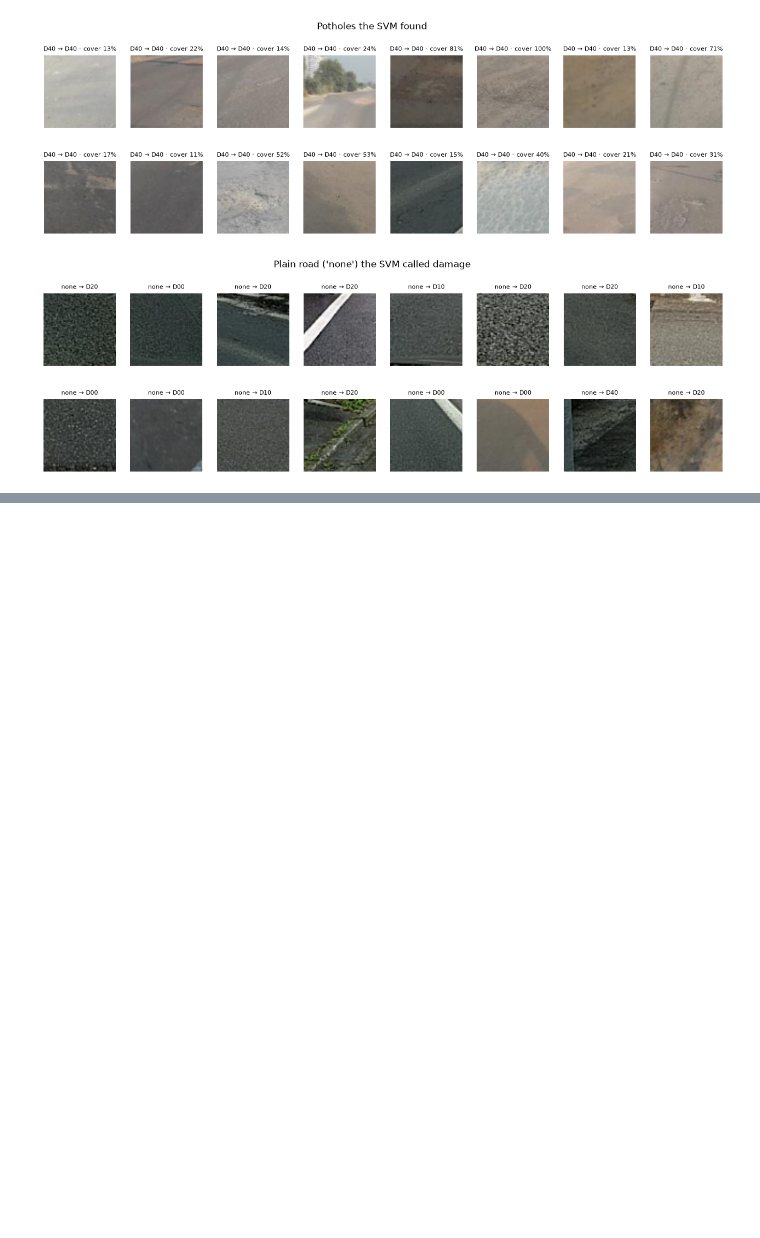
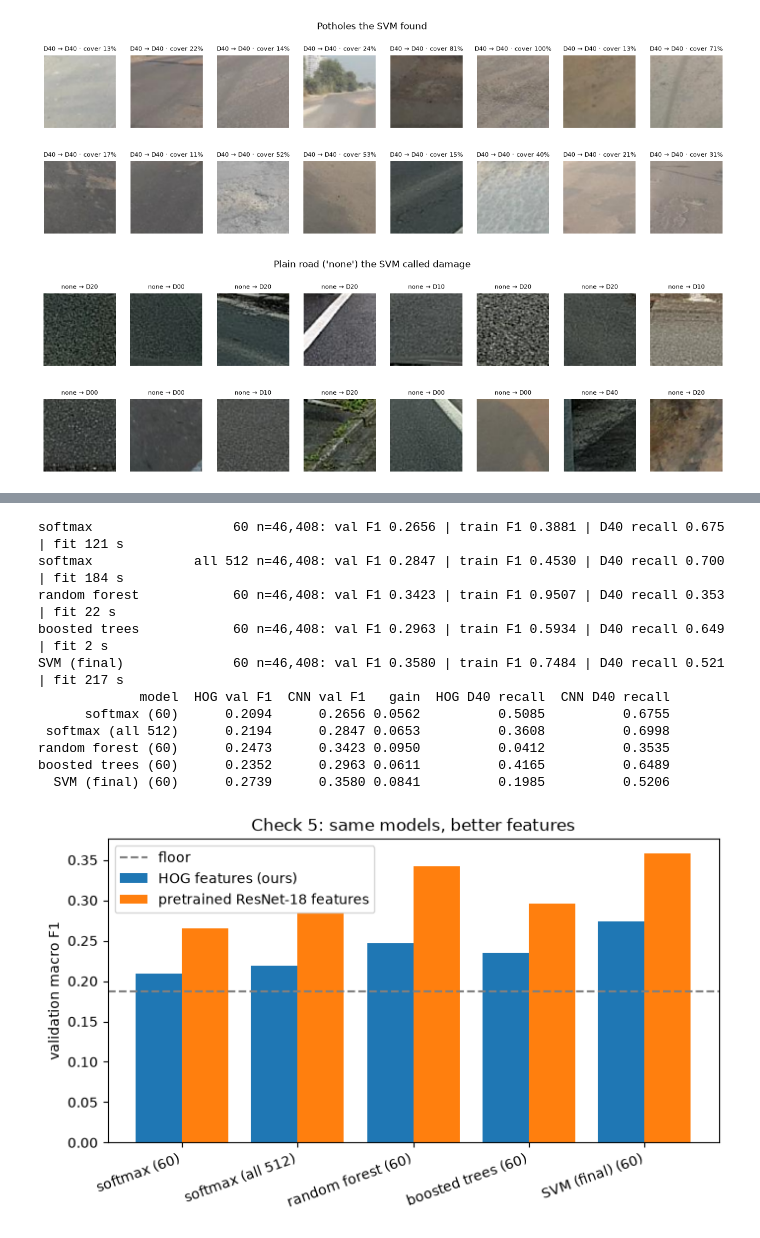
Before and after one commit to RaksaOC/road-damage-classifier, a Jupyter notebook: backend/ml/notebooks/12_feature_check.ipynb, the cells around one changed output, grey strips where cells are left out. Saved outputs shown, nothing was run; the diff lists cells and outputs as text; code cells hidden in the pictures; blank space fills up the shorter version.

```diff
--- a/backend/ml/notebooks/12_feature_check.ipynb
+++ b/backend/ml/notebooks/12_feature_check.ipynb
@@ -271,3 +332,61 @@ show(none, "Plain road ('none') the SVM called damage", "check4_none_as_damage.p
+# %%
+from sklearn.svm import SVC
+
+rows = pd.read_csv(OUT / "feature_check_log.csv").to_dict("records")    # keep checks 1-3 in the log
+X_tr, X_va = F_tr, F_va                     # score() now trains and predicts on the CNN features
+
+score("5. CNN features", "softmax", "60", make_pipeline(softmax()))
+score("5. CNN features", "softmax", "all 512", make_pipeline(softmax(), n_components=None))
+score("5. CNN features", "random forest", "60", make_pipeline(forest()))
+score("5. CNN features", "boosted trees", "60", make_pipeline(
+    HistGradientBoostingClassifier(class_weight="balanced", random_state=SEED)))
+counts = np.bincount(y_tr, minlength=len(LABELS))
+w05 = {c: float((len(y_tr) / (len(LABELS) * counts[c])) ** 0.5) for c in LABELS}
+score("5. CNN features", "SVM (final)", "60", make_pipeline(
+    SVC(kernel="rbf", C=10, gamma="scale", class_weight=w05, cache_size=2000)))
+
+log = pd.DataFrame(rows)
+hog = {("softmax", "60"): log.query("check == '1. PCA sweep' and model == 'softmax' and setting == '60'"),
+       ("softmax", "all 512"): log.query("check == '1. PCA sweep' and model == 'softmax' and setting == 'all 1,769'"),
+       ("random forest", "60"): log.query("check == '1. PCA sweep' and model == 'random forest' and setting == '60'"),
+       ("boosted trees", "60"): log.query("check == '2. models' and model == 'boosted trees'")}
+svm_hog = pd.read_csv(config.PROCESSED / "11_2_svm" / "phase12_log.csv").set_index("try")
+cmp = []
+for r in log[log["check"] == "5. CNN features"].itertuples():
+    h = hog.get((r.model, r.setting))
+    if r.model.startswith("SVM"):
+        hv, hd = svm_hog.loc["3. C=10, weights balanced^0.5", ["val F1", "D40 recall"]]
+    else:
+        hv, hd = h["val F1"].iloc[0], h["D40 recall"].iloc[0]
+    cmp.append({"model": f"{r.model} ({r.setting})", "HOG val F1": hv, "CNN val F1": r._6,
+                "gain": round(r._6 - hv, 4), "HOG D40 recall": hd, "CNN D40 recall": r._7})
+cmp = pd.DataFrame(cmp)
+cmp.to_csv(OUT / "check5_hog_vs_cnn.csv", index=False)
+print(cmp.to_string(index=False))
+
+fig, ax = plt.subplots(figsize=(8, 4))
+x = np.arange(len(cmp))
+ax.bar(x - 0.2, cmp["HOG val F1"], 0.4, label="HOG features (ours)")
+ax.bar(x + 0.2, cmp["CNN val F1"], 0.4, label="pretrained ResNet-18 features")
+ax.axhline(FLOOR, ls="--", c="grey", label="floor")
+ax.set_xticks(x, cmp["model"], rotation=20, ha="right")
+ax.set(ylabel="validation macro F1", title="Check 5: same models, better features")
+ax.legend()
+fig.savefig(OUT / "check5_hog_vs_cnn.png", dpi=150, bbox_inches="tight")
+plt.show()
+# %% [output]
+softmax                  60 n=46,408: val F1 0.2656 | train F1 0.3881 | D40 recall 0.675 | fit 121 s
+softmax             all 512 n=46,408: val F1 0.2847 | train F1 0.4530 | D40 recall 0.700 | fit 184 s
+random forest            60 n=46,408: val F1 0.3423 | train F1 0.9507 | D40 recall 0.353 | fit 22 s
+boosted trees            60 n=46,408: val F1 0.2963 | train F1 0.5934 | D40 recall 0.649 | fit 2 s
+SVM (final)              60 n=46,408: val F1 0.3580 | train F1 0.7484 | D40 recall 0.521 | fit 217 s
+             model  HOG val F1  CNN val F1   gain  HOG D40 recall  CNN D40 recall
+      softmax (60)      0.2094      0.2656 0.0562          0.5085          0.6755
+ softmax (all 512)      0.2194      0.2847 0.0653          0.3608          0.6998
+random forest (60)      0.2473      0.3423 0.0950          0.0412          0.3535
+boosted trees (60)      0.2352      0.2963 0.0611          0.4165          0.6489
+  SVM (final) (60)      0.2739      0.3580 0.0841          0.1985          0.5206
+[figure, added]
 # %% [markdown]
 ## 6. What the checks say
 
```
Also changed, not shown: parts of 3 cells of this notebook, 1 other file.
